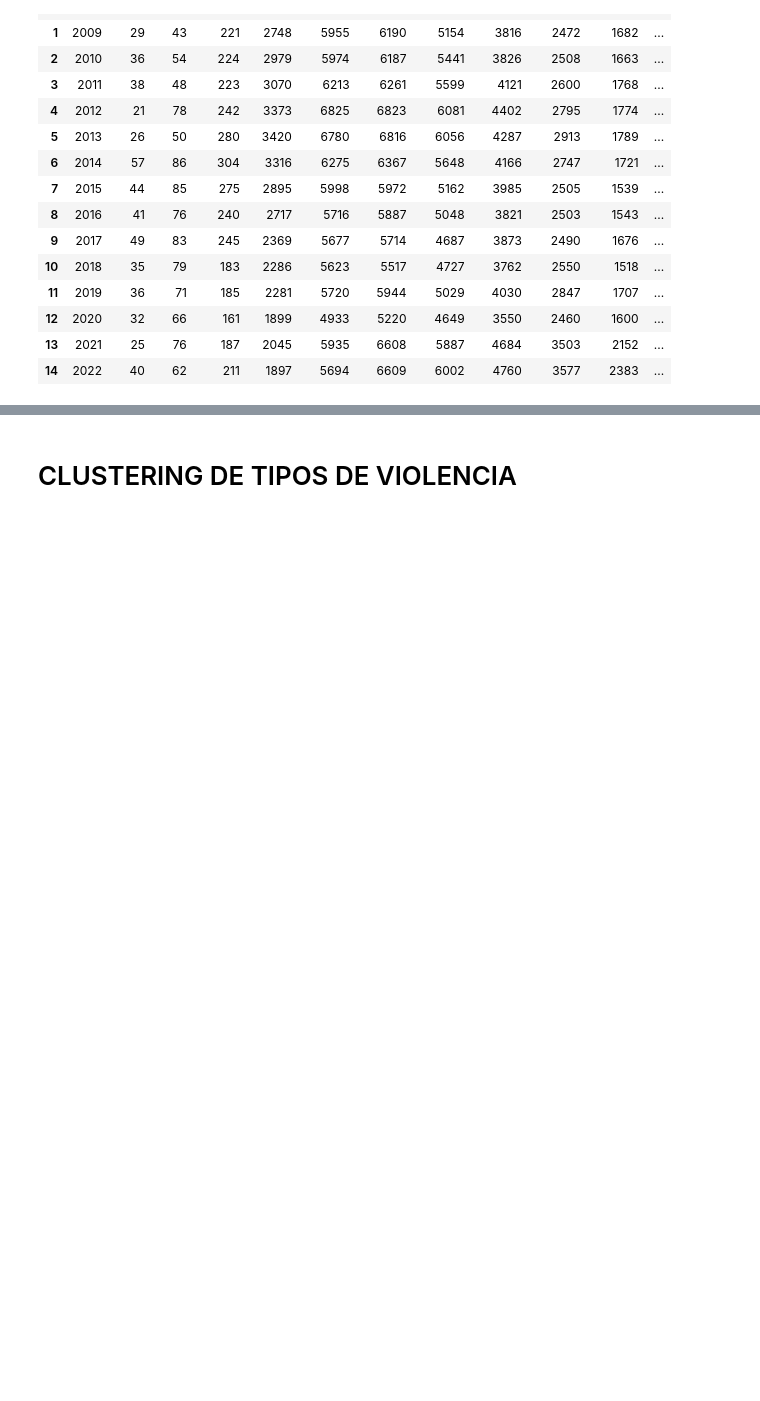
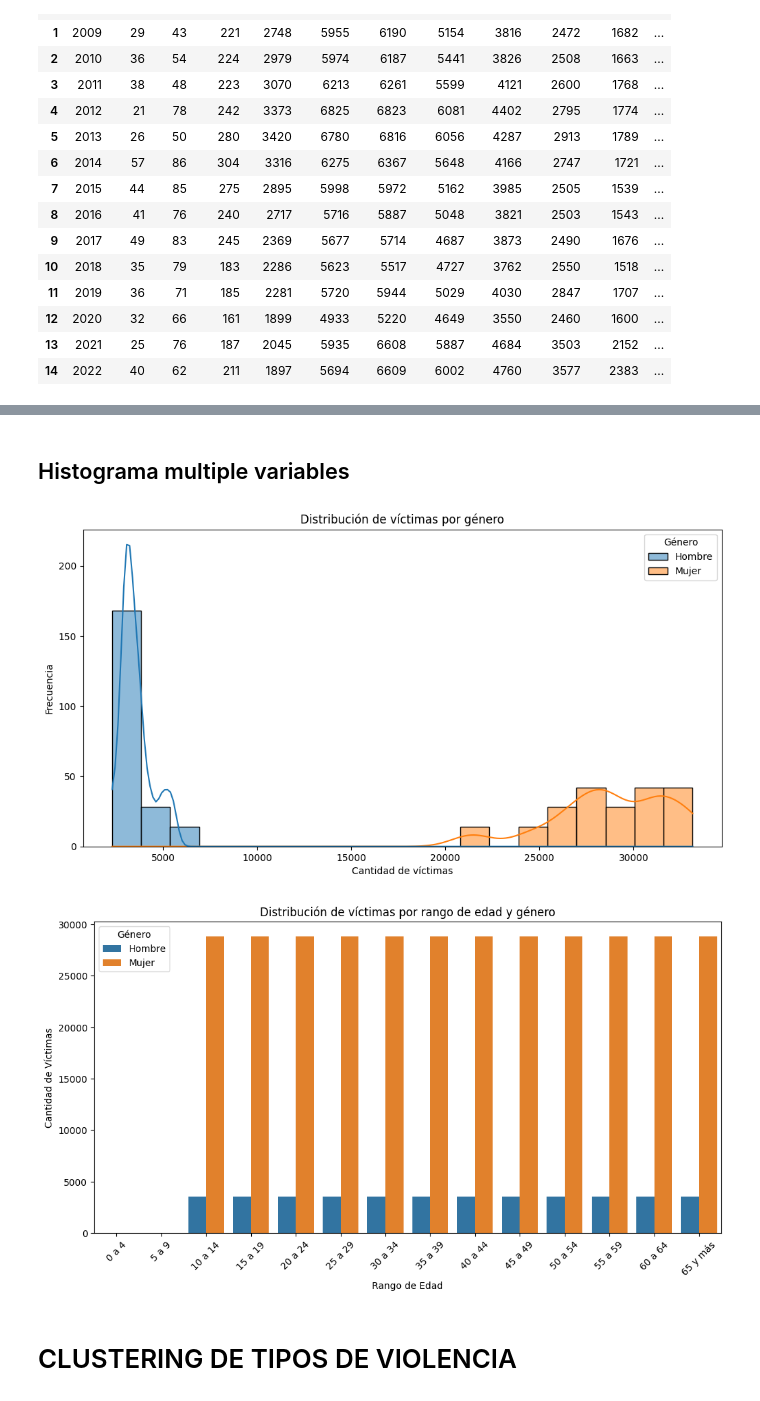
Before and after one commit to josuemj/INE-DataLab, a Jupyter notebook: notebooks/03_clustering.ipynb, the cells around one changed output, grey strips where cells are left out. Drawn from its saved outputs; the diff is of its cells as text; code cells hidden in the pictures; blank space fills up the shorter version.

Commit message:
feat: multiples variables

```diff
--- a/notebooks/03_clustering.ipynb
+++ b/notebooks/03_clustering.ipynb
@@ -417,3 +417,21 @@ edad_genero
 | 12 | 2020 | 32 | 66 | 161 | 1899 | 4933 | 5220 | 4649 | 3550 | 2460 | 1600 | ... |
 | 13 | 2021 | 25 | 76 | 187 | 2045 | 5935 | 6608 | 5887 | 4684 | 3503 | 2152 | ... |
 | 14 | 2022 | 40 | 62 | 211 | 1897 | 5694 | 6609 | 6002 | 4760 | 3577 | 2383 | ... |
+# %%
+# Eliminar columnas innecesarias
+edad_genero = edad_genero.drop(columns=['Total_x', 'Total_y', 'Ignorado-Edad'], errors='ignore')
+
+# Reorganizar el dataset
+nueva_estructura = []
+
+for index, row in edad_genero.iterrows():
+    año = row['Año']  # Obtener el año
+    for columna in edad_genero.columns[1:-2]:  # Excluir Año, Hombre, Mujer
+        nueva_estructura.append([año, columna, 'Hombre', row['Hombre']])
+        nueva_estructura.append([año, columna, 'Mujer', row['Mujer']])
+
+# Crear un nuevo DataFrame con la estructura correcta
+nuevo_edad_genero = pd.DataFrame(nueva_estructura, columns=['Año', 'Edad', 'Género', 'Cantidad'])
+
+# Mostrar las primeras filas del nuevo dataset
+nuevo_edad_genero
@@ -420,3 +452,39 @@ edad_genero
+# %% [markdown]
+## Histograma multiple variables
+# %%
+import seaborn as sns
+
+# Crear histogramas separados por género
+plt.figure(figsize=(12, 6))
+sns.histplot(nuevo_edad_genero, x="Cantidad", hue="Género", bins=20, kde=True)
+
+plt.title("Distribución de víctimas por género")
+plt.xlabel("Cantidad de víctimas")
+plt.ylabel("Frecuencia")
+plt.show()
+
+# Crear histogramas separados por edades
+orden_edad = ['0 a 4', '5 a 9', '10 a 14', '15 a 19', '20 a 24', '25 a 29',
+              '30 a 34', '35 a 39', '40 a 44', '45 a 49', '50 a 54', '55 a 59', '60 a 64', '65 y más']
+
+nuevo_edad_genero['Edad'] = pd.Categorical(nuevo_edad_genero['Edad'], categories=orden_edad, ordered=True)
+
+# Crear un gráfico de barras
+plt.figure(figsize=(12, 6))
+sns.barplot(data=nuevo_edad_genero, x="Edad", y="Cantidad", hue="Género", errorbar=None)
+
+# Configuración de etiquetas
+plt.title("Distribución de víctimas por rango de edad y género")
+plt.xlabel("Rango de Edad")
+plt.ylabel("Cantidad de Víctimas")
+plt.xticks(rotation=45)
+plt.legend(title="Género")
+
+# Mostrar gráfico
+plt.show()
+# %% [output]
+[figure, added]
+[figure, added]
 # %% [markdown]
 # CLUSTERING DE TIPOS DE VIOLENCIA
 # %% [markdown]
```
Also changed, not shown: parts of 1 cell of this notebook.
